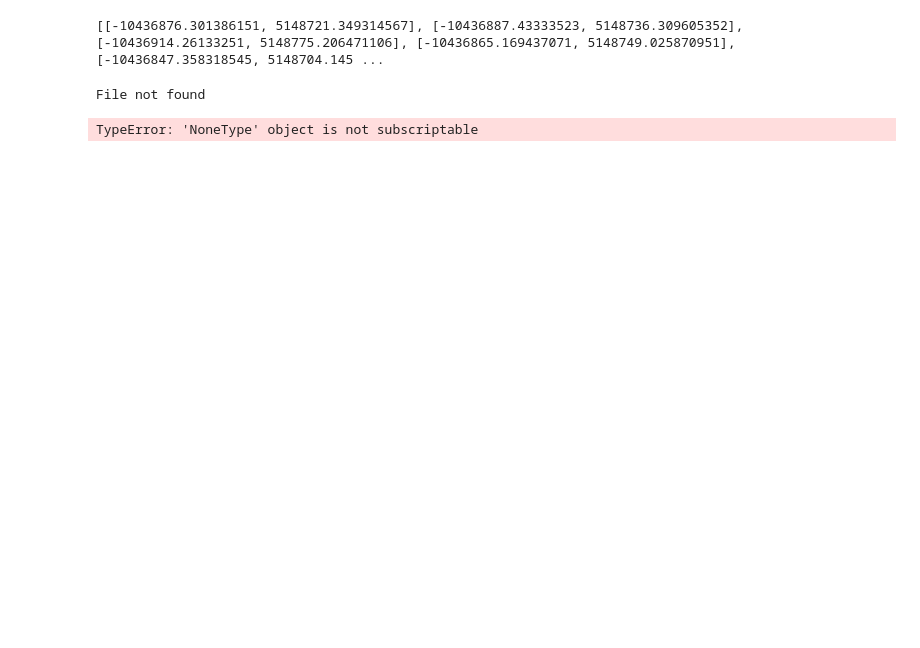
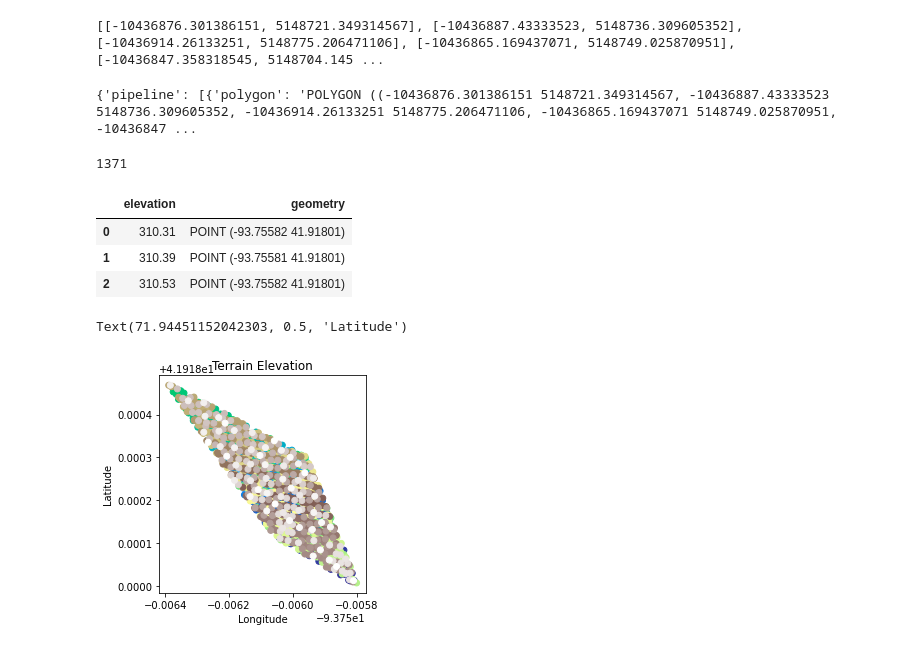
Before and after one commit to meriab21/AgriTech-Lidardata, a Jupyter notebook: notebooks/Loading_data.ipynb, the cells around one changed output. Saved outputs shown, nothing was run; the diff lists cells and outputs as text; code cells hidden in the pictures; blank space fills up the shorter version.

Commit message:
fetch and loaded data

```diff
--- a/notebooks/Loading_data.ipynb
+++ b/notebooks/Loading_data.ipynb
@@ -135,7 +135,7 @@ def modify_pipe_json(json_loc, url, region, in_epsg, out_epsg):
     print(dicti)
     return dicti
 
-location = "../get_data.json"
+location = "../iowa.json"
 url = "https://s3-us-west-2.amazonaws.com/usgs-lidar-public"
 region = "IA_FullState"
 in_srs = 3857
@@ -143,5 +143,32 @@ out_srs = 4326
 
 request = modify_pipe_json(location, url, region, in_srs, out_srs)
 # %% [output]
-File not found
+{'pipeline': [{'polygon': 'POLYGON ((-10436876.301386151 5148721.349314567, -10436887.43333523 5148736.309605352, -10436914.26133251 5148775.206471106, -10436865.169437071 5148749.025870951, -10436847 ...
-TypeError: 'NoneType' object is not subscriptable
+# %%
+# Creating the pipe
+pipe = pdal.Pipeline(json.dumps(request))
+# %%
+# checking the number of points
+pipe.execute()
+# %% [output]
+1371
+# %%
+# Generating the dataframe from the pipeline
+df = generate_geo_df(pipe, 4326)
+# %%
+#display the dataframe
+df.head(3)
+# %% [output]
+|  | elevation | geometry |
+| 0 | 310.31 | POINT (-93.75582 41.91801) |
+| 1 | 310.39 | POINT (-93.75581 41.91801) |
+| 2 | 310.53 | POINT (-93.75582 41.91801) |
+# %%
+#plotting the elevation graph
+df.plot(c='elevation', cmap='terrain')
+plt.title('Terrain Elevation')
+plt.xlabel('Longitude')
+plt.ylabel('Latitude')
+# %% [output]
+Text(71.94451152042303, 0.5, 'Latitude')
+[figure, added]
```
Also changed, not shown: 3 other files.
